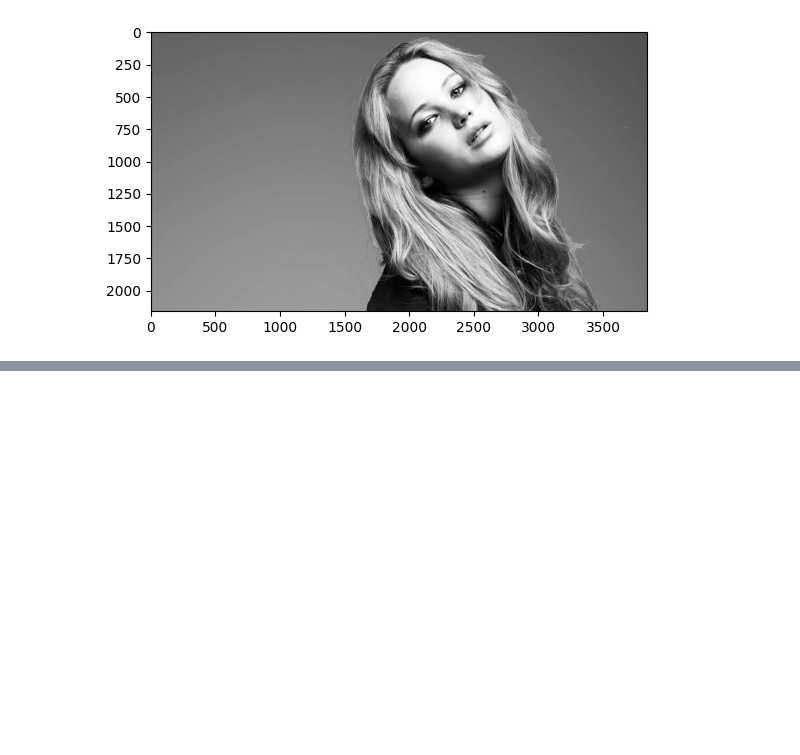
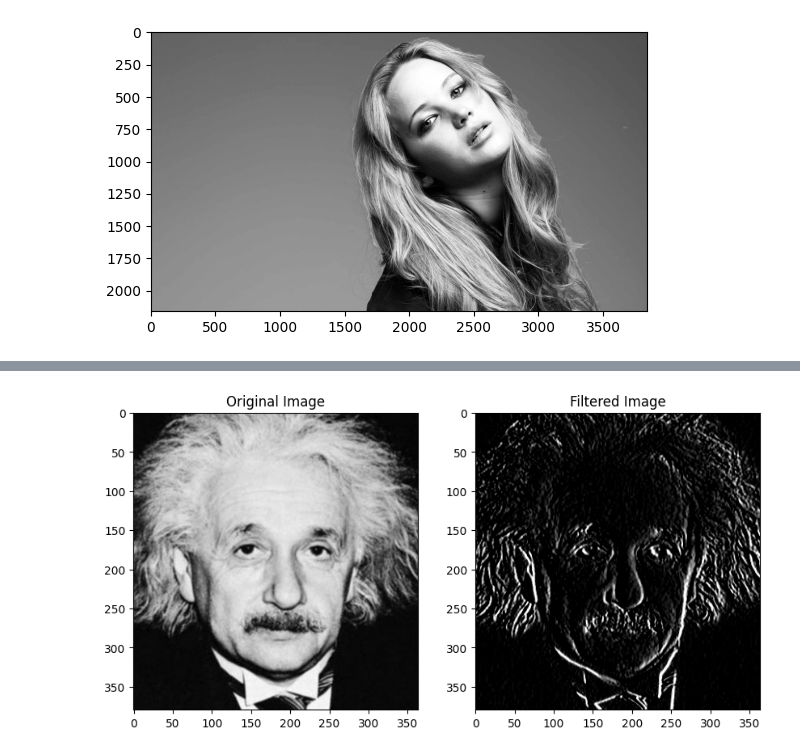
Before and after one commit to ClaranceLGS/EN3160-Assignment01, a Jupyter notebook: Assignment01.ipynb, the cells around one changed output, grey strips where cells are left out. Cells and saved outputs as stored; diff of their text form; code cells hidden in the pictures; blank space fills up the shorter version.

```diff
--- a/Assignment01.ipynb
+++ b/Assignment01.ipynb
@@ -464,0 +520,15 @@ plt.show()
+# %%
+kernel_1 = np.array([[1], [2], [1]])
+kernel_2 = np.array([[1, 0, -1]])
+kernel = np.dot(kernel_1, kernel_2)
+img_conv = cv.filter2D(img_org7, -1, kernel)
+# %%
+# Displaying the Original and Filtered Image
+fig, ax = plt.subplots(1,2, figsize=(10,10))
+ax[0].imshow(img_org7, cmap="gray")
+ax[0].set_title("Original Image")
+ax[1].imshow(img_conv, cmap="gray")
+ax[1].set_title("Filtered Image")
+plt.show()
+# %% [output]
+[figure, added]
```
Also changed, not shown: parts of 5 cells of this notebook, 29 other files.
